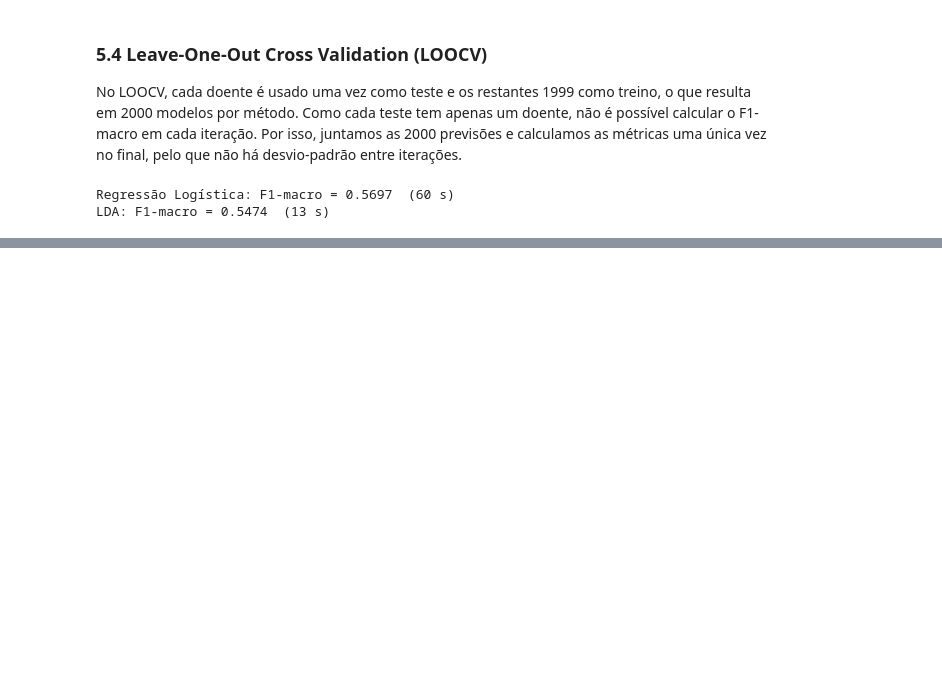
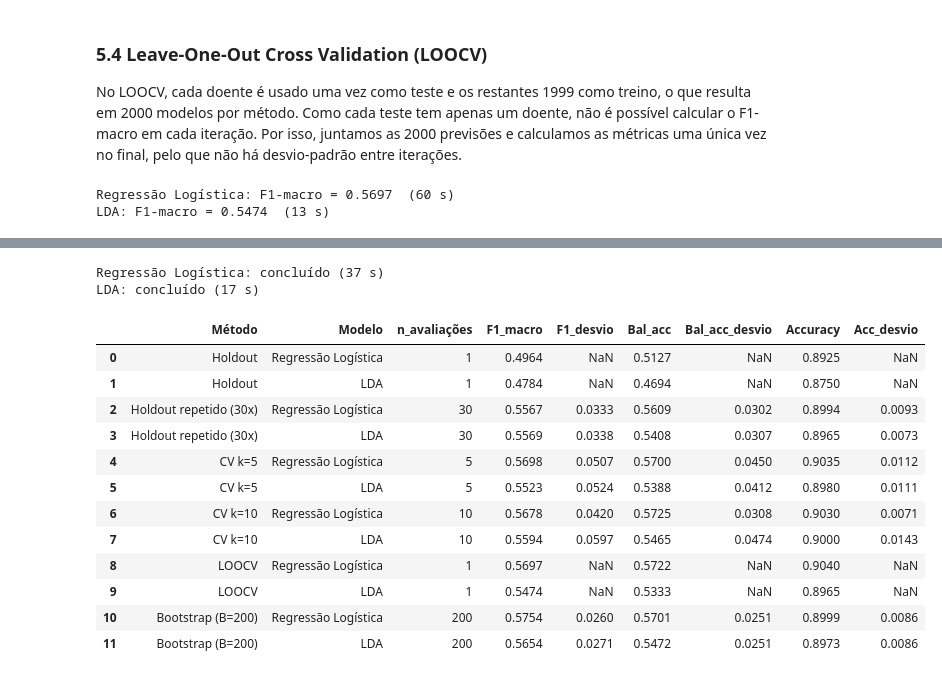
Before and after one commit to 1231478-Ellah-Fleischmann/APRAU-PROJETO, a Jupyter notebook: notebooks/APRAU_EFG_M1A_1231478_1230806.ipynb, the cells around one changed output, grey strips where cells are left out. Cells and saved outputs as stored; diff of their text form; code cells hidden in the pictures; blank space fills up the shorter version.

Commit message:
interpretação loocv + bootstrap

```diff
--- a/notebooks/APRAU_EFG_M1A_1231478_1230806.ipynb
+++ b/notebooks/APRAU_EFG_M1A_1231478_1230806.ipynb
@@ -973,0 +984,39 @@ LDA: F1-macro = 0.5474  (13 s)
+# %%
+from sklearn.utils import resample
+
+B = 200
+idx_todos = np.arange(len(y_cls))
+
+for nome in criar_modelos():
+    f1s, bals, accs = [], [], []
+    inicio = time.time()
+    for b in range(B):
+        idx_treino = resample(idx_todos, replace=True, n_samples=len(idx_todos),
+                              stratify=y_cls, random_state=b)
+        idx_oob = np.setdiff1d(idx_todos, idx_treino)   # doentes que não saíram no sorteio
+
+        modelo = criar_modelos()[nome].fit(X_cls.iloc[idx_treino], y_cls.iloc[idx_treino])
+        m = metricas_cls(y_cls.iloc[idx_oob], modelo.predict(X_cls.iloc[idx_oob]))
+        f1s.append(m['F1_macro']); bals.append(m['Balanced_accuracy']); accs.append(m['Accuracy'])
+
+    registar(f'Bootstrap (B={B})', nome, f1s, bals, accs)
+    print(f"{nome}: concluído ({time.time() - inicio:.0f} s)")
+
+tabela_cls = pd.DataFrame(resultados_cls)
+tabela_cls.round(4)
+# %% [output]
+Regressão Logística: concluído (37 s)
+LDA: concluído (17 s)
+|  | Método | Modelo | n_avaliações | F1_macro | F1_desvio | Bal_acc | Bal_acc_desvio | Accuracy | Acc_desvio |
+| 0 | Holdout | Regressão Logística | 1 | 0.4964 | NaN | 0.5127 | NaN | 0.8925 | NaN |
+| 1 | Holdout | LDA | 1 | 0.4784 | NaN | 0.4694 | NaN | 0.8750 | NaN |
+| 2 | Holdout repetido (30x) | Regressão Logística | 30 | 0.5567 | 0.0333 | 0.5609 | 0.0302 | 0.8994 | 0.0093 |
+| 3 | Holdout repetido (30x) | LDA | 30 | 0.5569 | 0.0338 | 0.5408 | 0.0307 | 0.8965 | 0.0073 |
+| 4 | CV k=5 | Regressão Logística | 5 | 0.5698 | 0.0507 | 0.5700 | 0.0450 | 0.9035 | 0.0112 |
+| 5 | CV k=5 | LDA | 5 | 0.5523 | 0.0524 | 0.5388 | 0.0412 | 0.8980 | 0.0111 |
+| 6 | CV k=10 | Regressão Logística | 10 | 0.5678 | 0.0420 | 0.5725 | 0.0308 | 0.9030 | 0.0071 |
+| 7 | CV k=10 | LDA | 10 | 0.5594 | 0.0597 | 0.5465 | 0.0474 | 0.9000 | 0.0143 |
+| 8 | LOOCV | Regressão Logística | 1 | 0.5697 | NaN | 0.5722 | NaN | 0.9040 | NaN |
+| 9 | LOOCV | LDA | 1 | 0.5474 | NaN | 0.5333 | NaN | 0.8965 | NaN |
+| 10 | Bootstrap (B=200) | Regressão Logística | 200 | 0.5754 | 0.0260 | 0.5701 | 0.0251 | 0.8999 | 0.0086 |
+| 11 | Bootstrap (B=200) | LDA | 200 | 0.5654 | 0.0271 | 0.5472 | 0.0251 | 0.8973 | 0.0086 |
```
Also changed, not shown: parts of 3 cells of this notebook.
